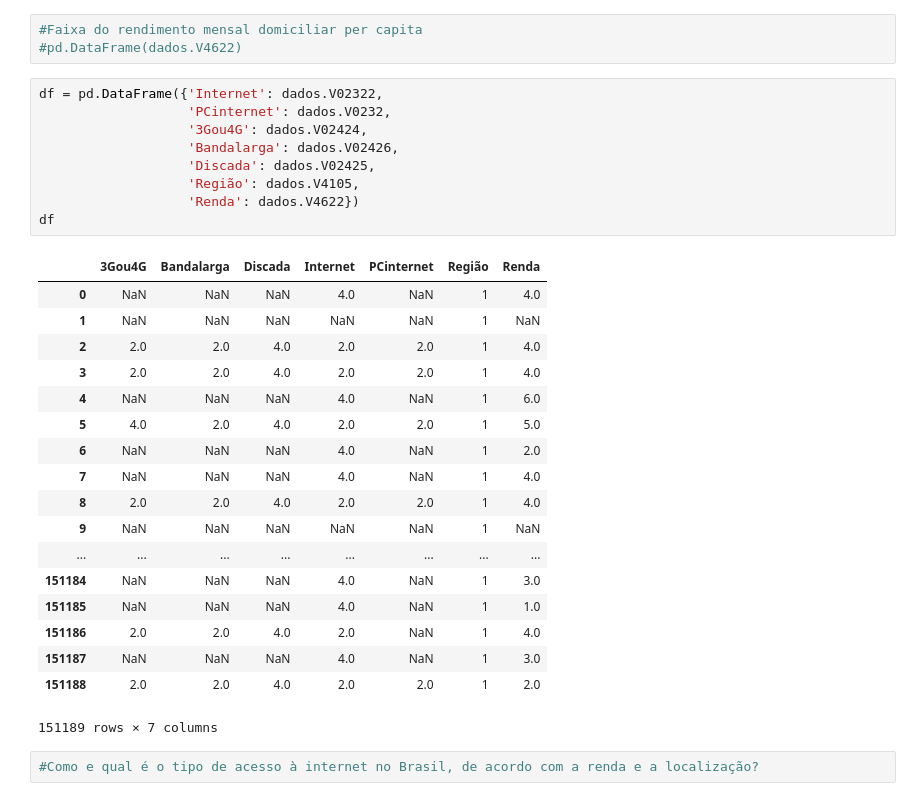
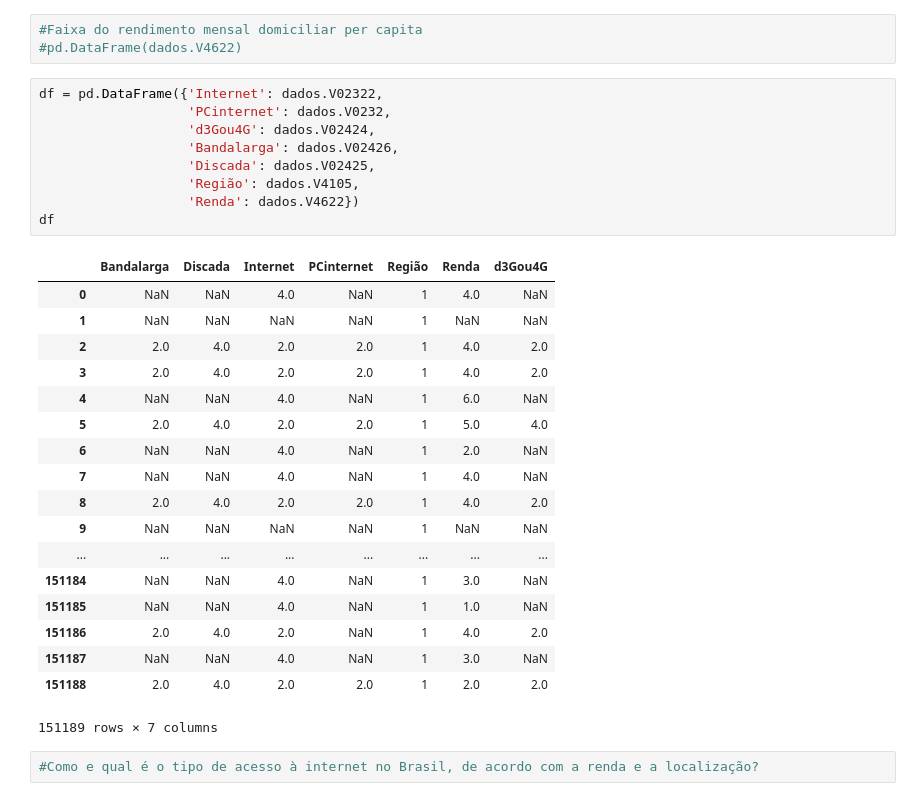
Before and after one commit to Samara19/Ci-ncia-dos-Dados, a Jupyter notebook: Projeto+1+Ciência+dos+Dados.ipynb, the cells around one changed output. Cells and saved outputs as stored; diff of their text form.

```diff
--- a/Projeto+1+Ciência+dos+Dados.ipynb
+++ b/Projeto+1+Ciência+dos+Dados.ipynb
@@ -39,30 +39,30 @@ dados.shape
 # %%
 df = pd.DataFrame({'Internet': dados.V02322,
                    'PCinternet': dados.V0232,
-                   '3Gou4G': dados.V02424,
+                   'd3Gou4G': dados.V02424,
                    'Bandalarga': dados.V02426,
                    'Discada': dados.V02425,
                    'Região': dados.V4105,
                    'Renda': dados.V4622})
 df
 # %% [output]
-|  | 3Gou4G | Bandalarga | Discada | Internet | PCinternet | Região | Renda |
-| 0 | NaN | NaN | NaN | 4.0 | NaN | 1 | 4.0 |
-| 1 | NaN | NaN | NaN | NaN | NaN | 1 | NaN |
-| 2 | 2.0 | 2.0 | 4.0 | 2.0 | 2.0 | 1 | 4.0 |
-| 3 | 2.0 | 2.0 | 4.0 | 2.0 | 2.0 | 1 | 4.0 |
-| 4 | NaN | NaN | NaN | 4.0 | NaN | 1 | 6.0 |
-| 5 | 4.0 | 2.0 | 4.0 | 2.0 | 2.0 | 1 | 5.0 |
-| 6 | NaN | NaN | NaN | 4.0 | NaN | 1 | 2.0 |
-| 7 | NaN | NaN | NaN | 4.0 | NaN | 1 | 4.0 |
-| 8 | 2.0 | 2.0 | 4.0 | 2.0 | 2.0 | 1 | 4.0 |
-| 9 | NaN | NaN | NaN | NaN | NaN | 1 | NaN |
+|  | Bandalarga | Discada | Internet | PCinternet | Região | Renda | d3Gou4G |
+| 0 | NaN | NaN | 4.0 | NaN | 1 | 4.0 | NaN |
+| 1 | NaN | NaN | NaN | NaN | 1 | NaN | NaN |
+| 2 | 2.0 | 4.0 | 2.0 | 2.0 | 1 | 4.0 | 2.0 |
+| 3 | 2.0 | 4.0 | 2.0 | 2.0 | 1 | 4.0 | 2.0 |
+| 4 | NaN | NaN | 4.0 | NaN | 1 | 6.0 | NaN |
+| 5 | 2.0 | 4.0 | 2.0 | 2.0 | 1 | 5.0 | 4.0 |
+| 6 | NaN | NaN | 4.0 | NaN | 1 | 2.0 | NaN |
+| 7 | NaN | NaN | 4.0 | NaN | 1 | 4.0 | NaN |
+| 8 | 2.0 | 4.0 | 2.0 | 2.0 | 1 | 4.0 | 2.0 |
+| 9 | NaN | NaN | NaN | NaN | 1 | NaN | NaN |
 | ... | ... | ... | ... | ... | ... | ... | ... |
-| 151184 | NaN | NaN | NaN | 4.0 | NaN | 1 | 3.0 |
-| 151185 | NaN | NaN | NaN | 4.0 | NaN | 1 | 1.0 |
-| 151186 | 2.0 | 2.0 | 4.0 | 2.0 | NaN | 1 | 4.0 |
-| 151187 | NaN | NaN | NaN | 4.0 | NaN | 1 | 3.0 |
-| 151188 | 2.0 | 2.0 | 4.0 | 2.0 | 2.0 | 1 | 2.0 |
+| 151184 | NaN | NaN | 4.0 | NaN | 1 | 3.0 | NaN |
+| 151185 | NaN | NaN | 4.0 | NaN | 1 | 1.0 | NaN |
+| 151186 | 2.0 | 4.0 | 2.0 | NaN | 1 | 4.0 | 2.0 |
+| 151187 | NaN | NaN | 4.0 | NaN | 1 | 3.0 | NaN |
+| 151188 | 2.0 | 4.0 | 2.0 | 2.0 | 1 | 2.0 | 2.0 |
 151189 rows × 7 columns
 # %%
 #Como e qual é o tipo de acesso à internet no Brasil, de acordo com a renda e a localização?
```
Also changed, not shown: parts of 5 cells of this notebook.
